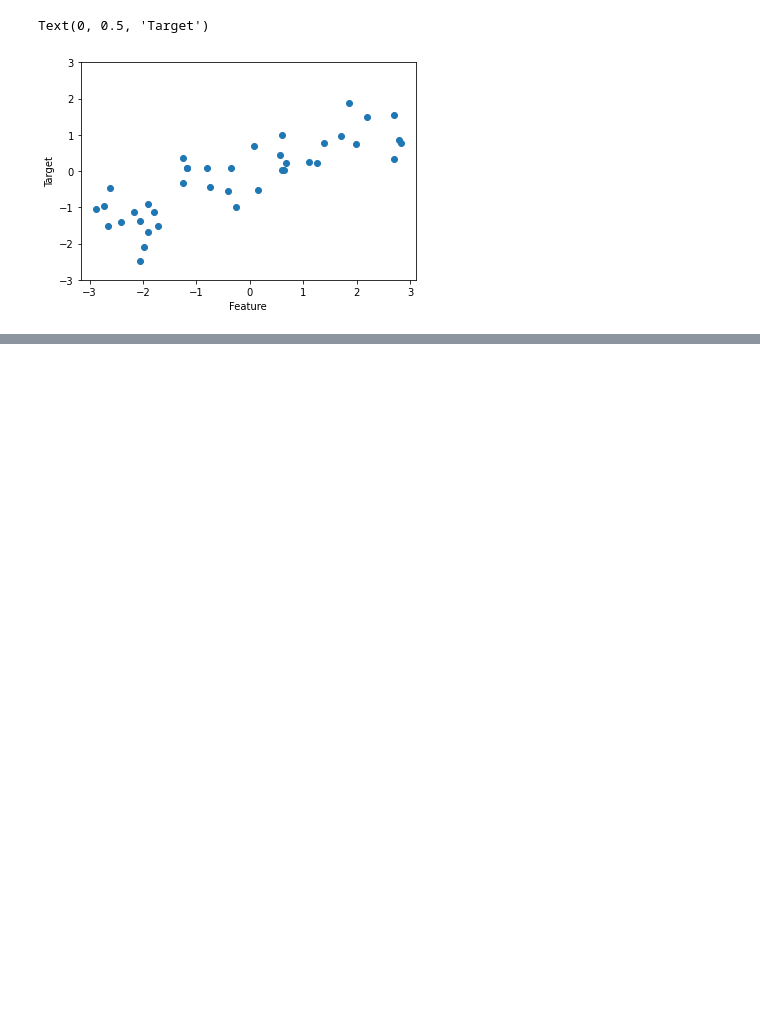
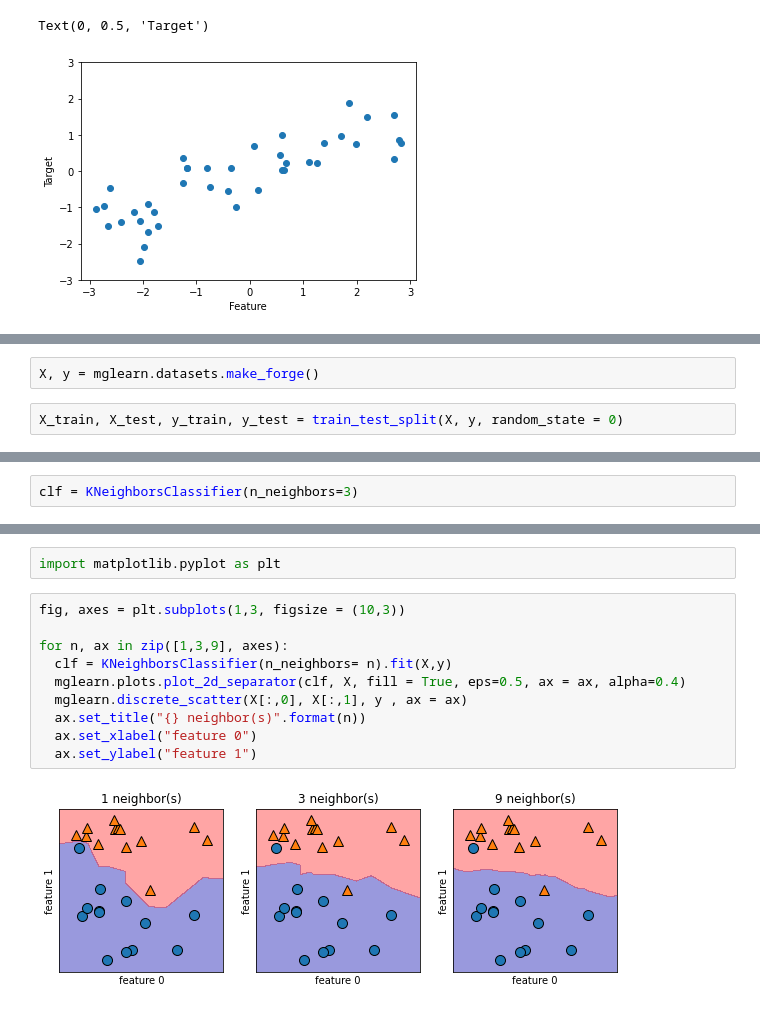
Before and after one commit to seokjinwoo/randomforest, a Jupyter notebook: mglearn.ipynb, the cells around one changed output, grey strips where cells are left out. Saved outputs shown, nothing was run; the diff lists cells and outputs as text; blank space fills up the shorter version.

```diff
--- a/mglearn.ipynb
+++ b/mglearn.ipynb
@@ -99,0 +150,4 @@ Text(0, 0.5, 'Target')
+# %%
+X, y = mglearn.datasets.make_forge()
+# %%
+X_train, X_test, y_train, y_test = train_test_split(X, y, random_state = 0)
@@ -99,0 +156,2 @@ Text(0, 0.5, 'Target')
+# %%
+clf = KNeighborsClassifier(n_neighbors=3)
@@ -99,0 +172,14 @@ Text(0, 0.5, 'Target')
+# %%
+import matplotlib.pyplot as plt
+# %%
+fig, axes = plt.subplots(1,3, figsize = (10,3))
+
+for n, ax in zip([1,3,9], axes):
+  clf = KNeighborsClassifier(n_neighbors= n).fit(X,y)
+  mglearn.plots.plot_2d_separator(clf, X, fill = True, eps=0.5, ax = ax, alpha=0.4)
+  mglearn.discrete_scatter(X[:,0], X[:,1], y , ax = ax)
+  ax.set_title("{} neighbor(s)".format(n))
+  ax.set_xlabel("feature 0")
+  ax.set_ylabel("feature 1")
+# %% [output]
+[figure, added]
```
Also changed, not shown: parts of 12 cells of this notebook.
